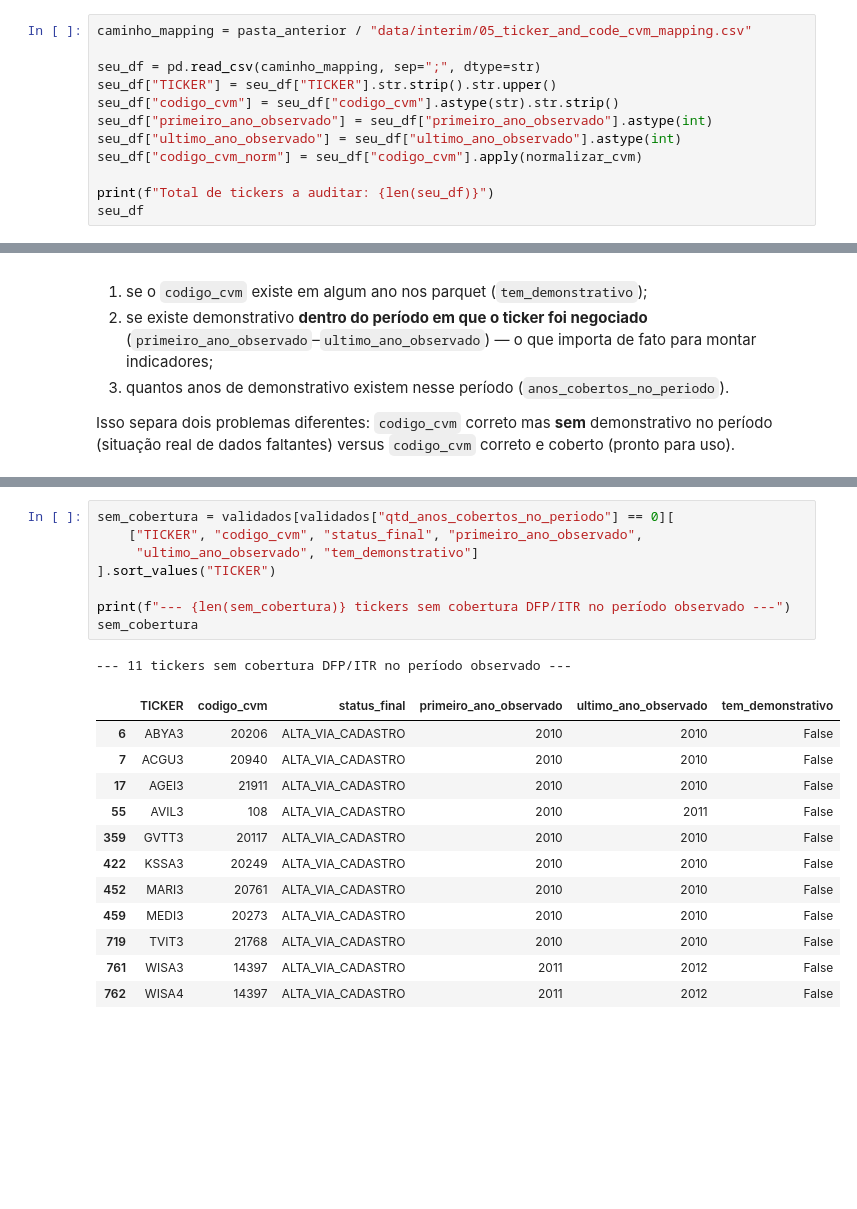
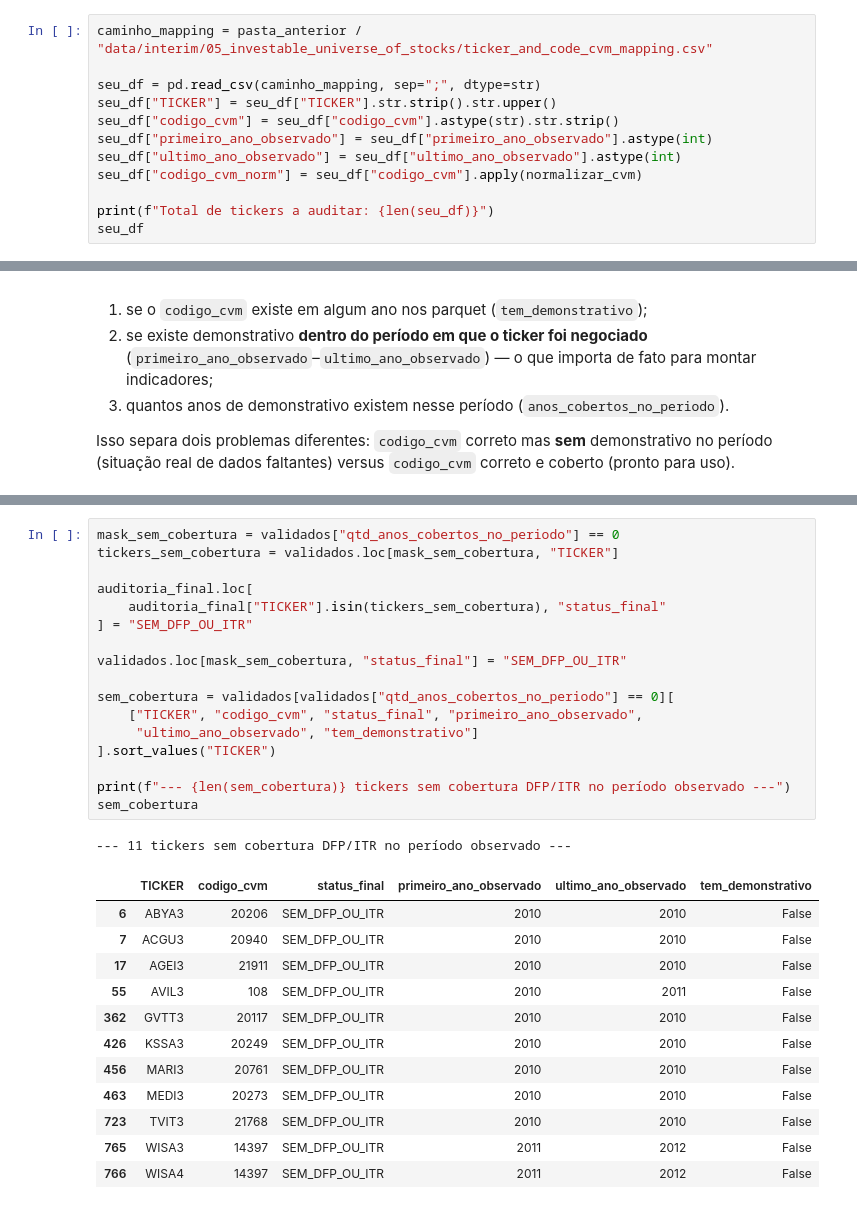
Before and after one commit to PauloVincenzi/brazilian_financial_database, a Jupyter notebook: notebooks/04_audit.ipynb, the cells around one changed output, grey strips where cells are left out. Drawn from its saved outputs; the diff is of its cells as text; blank space fills up the shorter version.

```diff
--- a/notebooks/04_.ipynb
+++ b/notebooks/04_audit.ipynb
@@ -91,7 +91,7 @@ def carregar_arquivos_cvm(padrao_glob):
 
 Carrega `ticker_and_code_cvm_mapping.csv` sem cruzar com nada ainda. Este é o "estado zero" do funil: todos os tickers começam como pendentes de verificação. A tabela completa fica visível aqui para referência das próximas etapas.
 # %%
-caminho_mapping = pasta_anterior / "data/interim/05_ticker_and_code_cvm_mapping.csv"
+caminho_mapping = pasta_anterior / "data/interim/05_investable_universe_of_stocks/ticker_and_code_cvm_mapping.csv"
 
 seu_df = pd.read_csv(caminho_mapping, sep=";", dtype=str)
 seu_df["TICKER"] = seu_df["TICKER"].str.strip().str.upper()
@@ -596,25 +586,34 @@ indicador fundamentalista mesmo com o código correto.
 # %%
+mask_sem_cobertura = validados["qtd_anos_cobertos_no_periodo"] == 0
+tickers_sem_cobertura = validados.loc[mask_sem_cobertura, "TICKER"]
+
+auditoria_final.loc[
+    auditoria_final["TICKER"].isin(tickers_sem_cobertura), "status_final"
+] = "SEM_DFP_OU_ITR"
+
+validados.loc[mask_sem_cobertura, "status_final"] = "SEM_DFP_OU_ITR"
+
 sem_cobertura = validados[validados["qtd_anos_cobertos_no_periodo"] == 0][
     ["TICKER", "codigo_cvm", "status_final", "primeiro_ano_observado",
      "ultimo_ano_observado", "tem_demonstrativo"]
 ].sort_values("TICKER")
 
 print(f"--- {len(sem_cobertura)} tickers sem cobertura DFP/ITR no período observado ---")
 sem_cobertura
 # %% [output]
 --- 11 tickers sem cobertura DFP/ITR no período observado ---
 |  | TICKER | codigo_cvm | status_final | primeiro_ano_observado | ultimo_ano_observado | tem_demonstrativo |
-| 6 | ABYA3 | 20206 | ALTA_VIA_CADASTRO | 2010 | 2010 | False |
-| 7 | ACGU3 | 20940 | ALTA_VIA_CADASTRO | 2010 | 2010 | False |
-| 17 | AGEI3 | 21911 | ALTA_VIA_CADASTRO | 2010 | 2010 | False |
-| 55 | AVIL3 | 108 | ALTA_VIA_CADASTRO | 2010 | 2011 | False |
-| 359 | GVTT3 | 20117 | ALTA_VIA_CADASTRO | 2010 | 2010 | False |
-| 422 | KSSA3 | 20249 | ALTA_VIA_CADASTRO | 2010 | 2010 | False |
-| 452 | MARI3 | 20761 | ALTA_VIA_CADASTRO | 2010 | 2010 | False |
-| 459 | MEDI3 | 20273 | ALTA_VIA_CADASTRO | 2010 | 2010 | False |
-| 719 | TVIT3 | 21768 | ALTA_VIA_CADASTRO | 2010 | 2010 | False |
-| 761 | WISA3 | 14397 | ALTA_VIA_CADASTRO | 2011 | 2012 | False |
-| 762 | WISA4 | 14397 | ALTA_VIA_CADASTRO | 2011 | 2012 | False |
+| 6 | ABYA3 | 20206 | SEM_DFP_OU_ITR | 2010 | 2010 | False |
+| 7 | ACGU3 | 20940 | SEM_DFP_OU_ITR | 2010 | 2010 | False |
+| 17 | AGEI3 | 21911 | SEM_DFP_OU_ITR | 2010 | 2010 | False |
+| 55 | AVIL3 | 108 | SEM_DFP_OU_ITR | 2010 | 2011 | False |
+| 362 | GVTT3 | 20117 | SEM_DFP_OU_ITR | 2010 | 2010 | False |
+| 426 | KSSA3 | 20249 | SEM_DFP_OU_ITR | 2010 | 2010 | False |
+| 456 | MARI3 | 20761 | SEM_DFP_OU_ITR | 2010 | 2010 | False |
+| 463 | MEDI3 | 20273 | SEM_DFP_OU_ITR | 2010 | 2010 | False |
+| 723 | TVIT3 | 21768 | SEM_DFP_OU_ITR | 2010 | 2010 | False |
+| 765 | WISA3 | 14397 | SEM_DFP_OU_ITR | 2011 | 2012 | False |
+| 766 | WISA4 | 14397 | SEM_DFP_OU_ITR | 2011 | 2012 | False |
 # %% [markdown]
 ## Passo 7 — Exportação final
 
```
Also changed, not shown: parts of 10 cells of this notebook, 5 other files.
